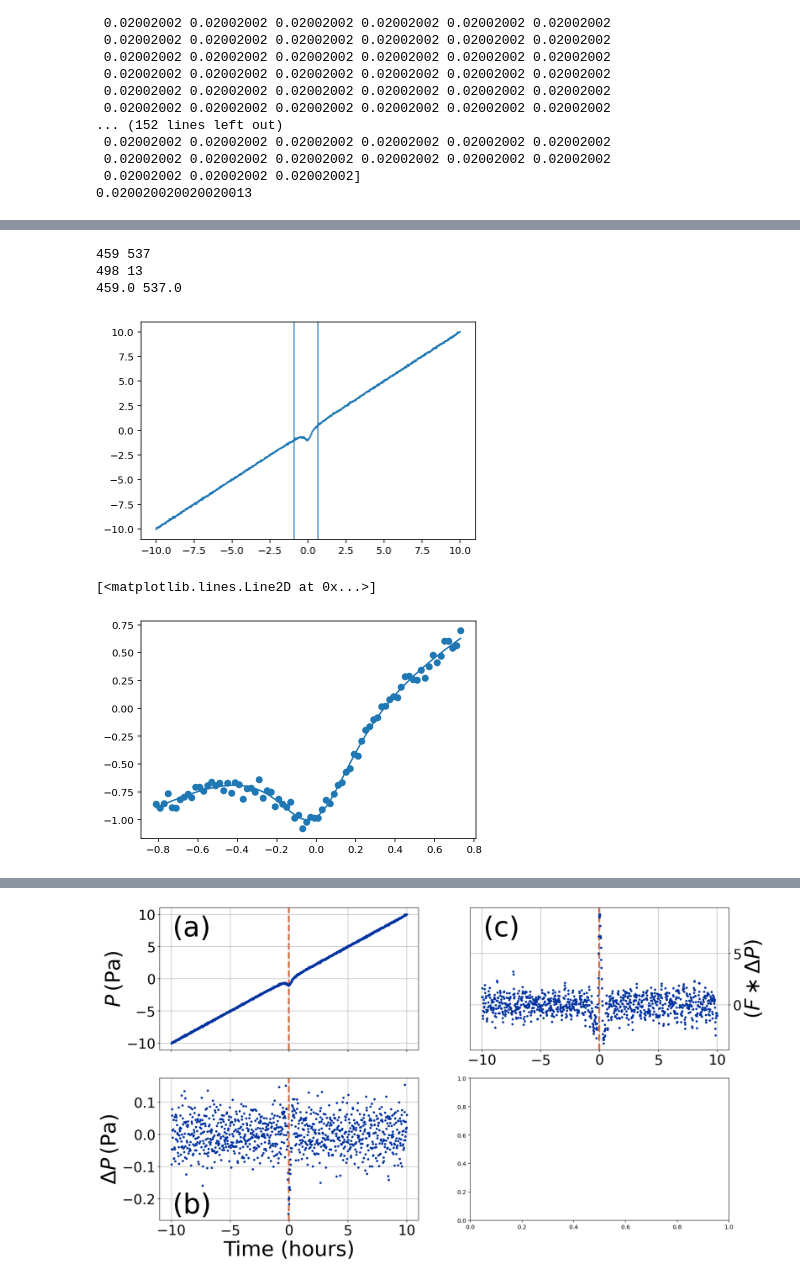
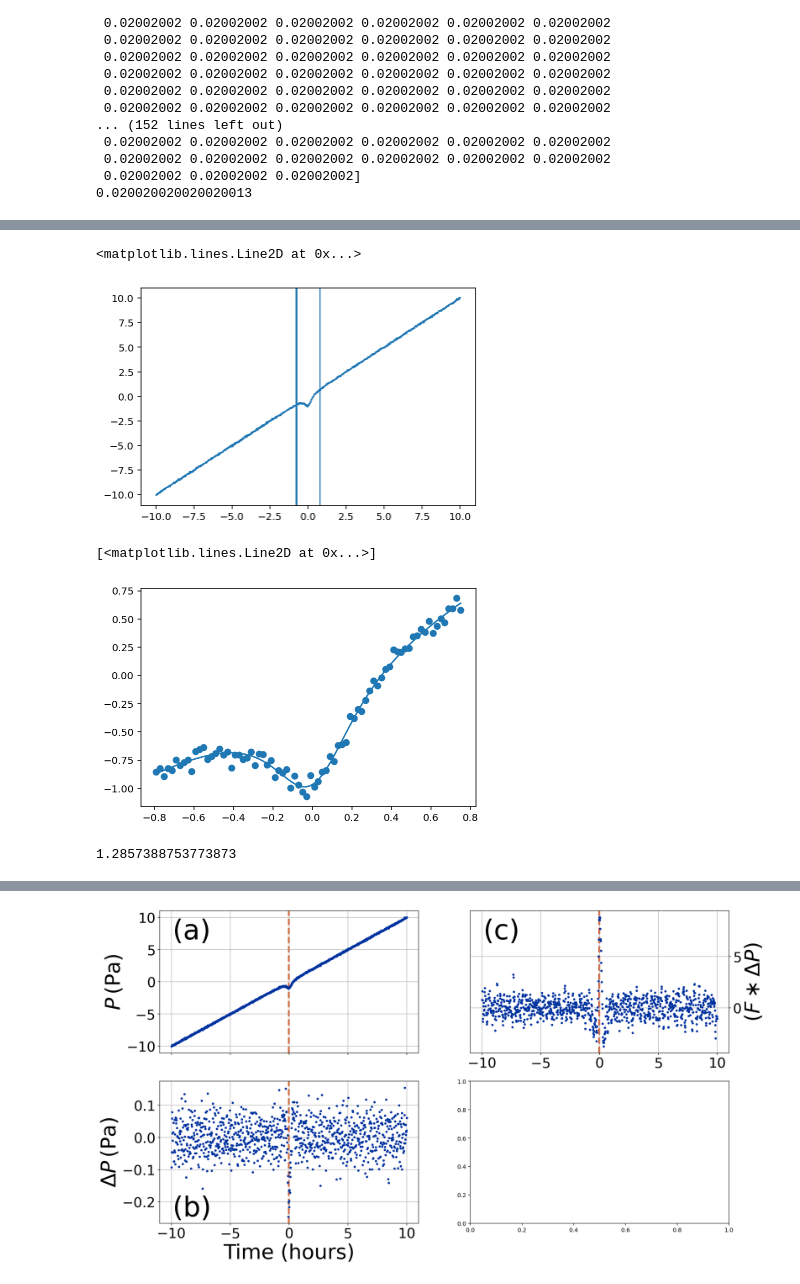
Before and after one commit to BoiseStatePlanetary/muldoon, a Jupyter notebook: examples/Making Muldoon.ipynb, the cells around one changed output, grey strips where cells are left out. Cells and saved outputs as stored; diff of their text form; code cells hidden in the pictures.

```diff
--- a/examples/Making Muldoon.ipynb
+++ b/examples/Making Muldoon.ipynb
@@ -22,6 +22,9 @@ slope = 1.
 t0 = 0.
 DeltaP = 1.
 Gamma = 0.5
+
+right_answer = np.array([baseline, slope, t0, DeltaP, Gamma])
+
 profile = modified_lorentzian(time, baseline, slope, t0, DeltaP, Gamma) + normal(scale=slope/20., size=len(time))
 mt = MetTimeseries(time, profile)
 # %%
@@ -121,26 +116,38 @@ assert(mt.time[mt.peak_indices[0]] < Gamma)
 # Test find_vortices
 vortices = mt.find_vortices(detection_threshold=7)
 plt.plot(mt.time, mt.pressure)
-print(mt.peak_indices[0], int(mt.peak_widths[0]))
-plt.axvline(mt.time[peak_indices[0] - 3*int(mt.peak_widths[0])])
-plt.axvline(mt.time[peak_indices[0] + 3*int(mt.peak_widths[0])])
-print(mt.peak_indices[0] - 6/2*int(mt.peak_widths[0]),
-      mt.peak_indices[0] + 6/2*int(mt.peak_widths[0]))
+plt.axvline(mt.time[mt.peak_indices[0] - 3*int(mt.peak_widths[0])])
+plt.axvline(mt.time[mt.peak_indices[0] + 3*int(mt.peak_widths[0])])
 # %% [output]
-459 537
-498 13
-459.0 537.0
+<matplotlib.lines.Line2D at 0x...>
-[figure, old version]
+[figure, new version]
 # %%
 plt.scatter(vortices[0]["time"], vortices[0]["pressure"])
 
-# baseline, slope, initial central time, initial delta P, and initial duration
-popt, unc = fit_vortex(vortices[0], [0., 1., 0., 1., 0.01],
+# Test vortex fit
+old_popt, old_unc = fit_vortex(vortices[0], [0., 1., 0., 1., 0.01],
                           [[-1, -1, np.min(vortices[0]["time"]), 0, 0],
                            [1, 1, np.max(vortices[0]["time"]), 2, 1]])
+assert(np.max(np.abs(old_popt - right_answer)/old_unc) < 3.)
 
-plt.plot(vortices[0]["time"], modified_lorentzian(vortices[0]["time"], *popt))
+plt.plot(vortices[0]["time"], modified_lorentzian(vortices[0]["time"], *old_popt))
 # %% [output]
 [<matplotlib.lines.Line2D at 0x...>]
-[figure, old version]
+[figure, new version]
+# %%
+# baseline, slope, t0, deltaP, Gamma
+# print(old_popt)
+
+init_params = mt._determine_init_params(vortices[0])
+bounds = mt._determine_bounds(vortices[0], init_params)
+popt, unc = fit_vortex(vortices[0], init_params, bounds)
+assert(np.max(np.abs(popt - right_answer)/unc) < 3.)
+
+print(np.max(np.abs(popt - right_answer)/unc))
+# print((popt - old_popt)/np.sqrt(unc**2 + old_unc**2))
+
+# plt.scatter(vortices[0]["time"], vortices[0]["pressure"])
+# plt.plot(vortices[0]["time"], modified_lorentzian(vortices[0]["time"], *popt))
+# %% [output]
+1.2857388753773873
 # %%
```
Also changed, not shown: parts of 5 cells of this notebook, 4 other files.
